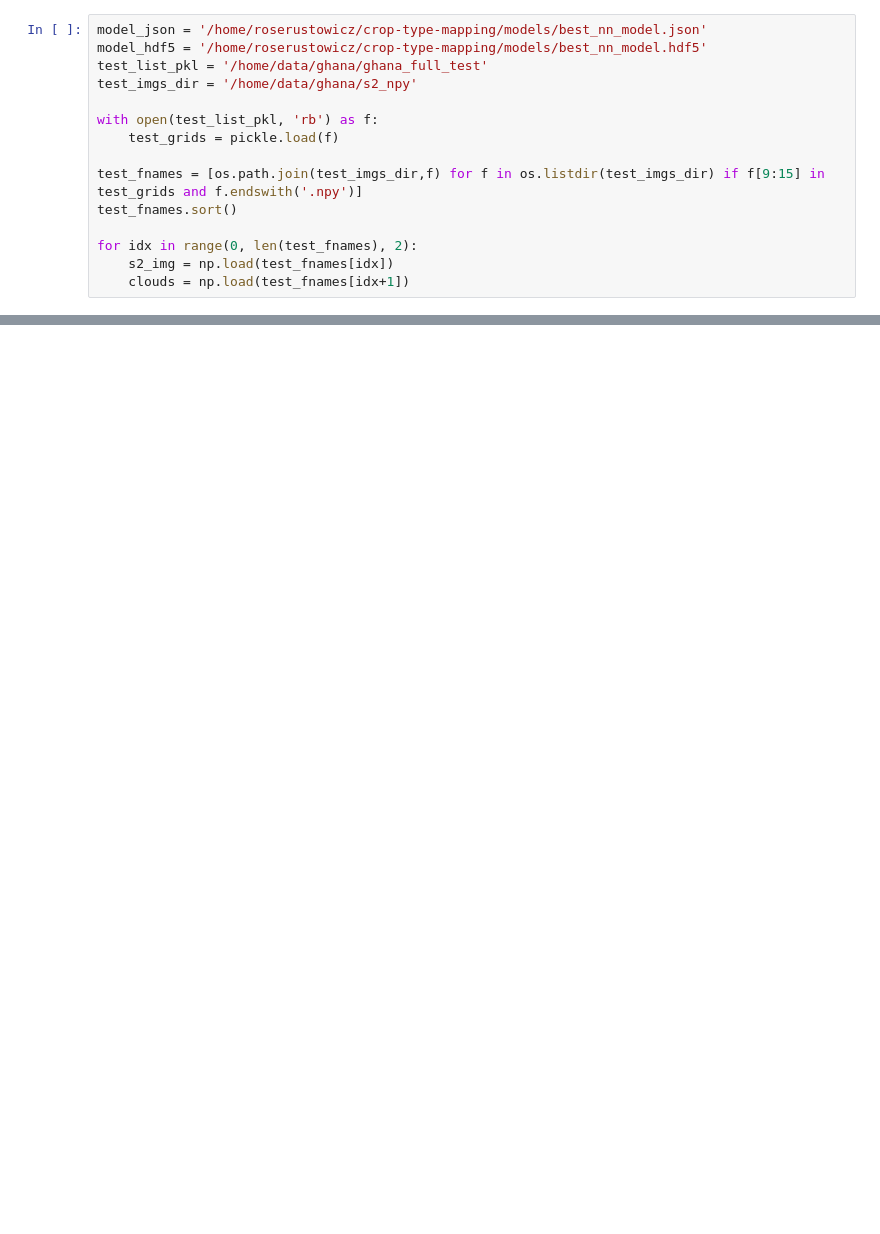
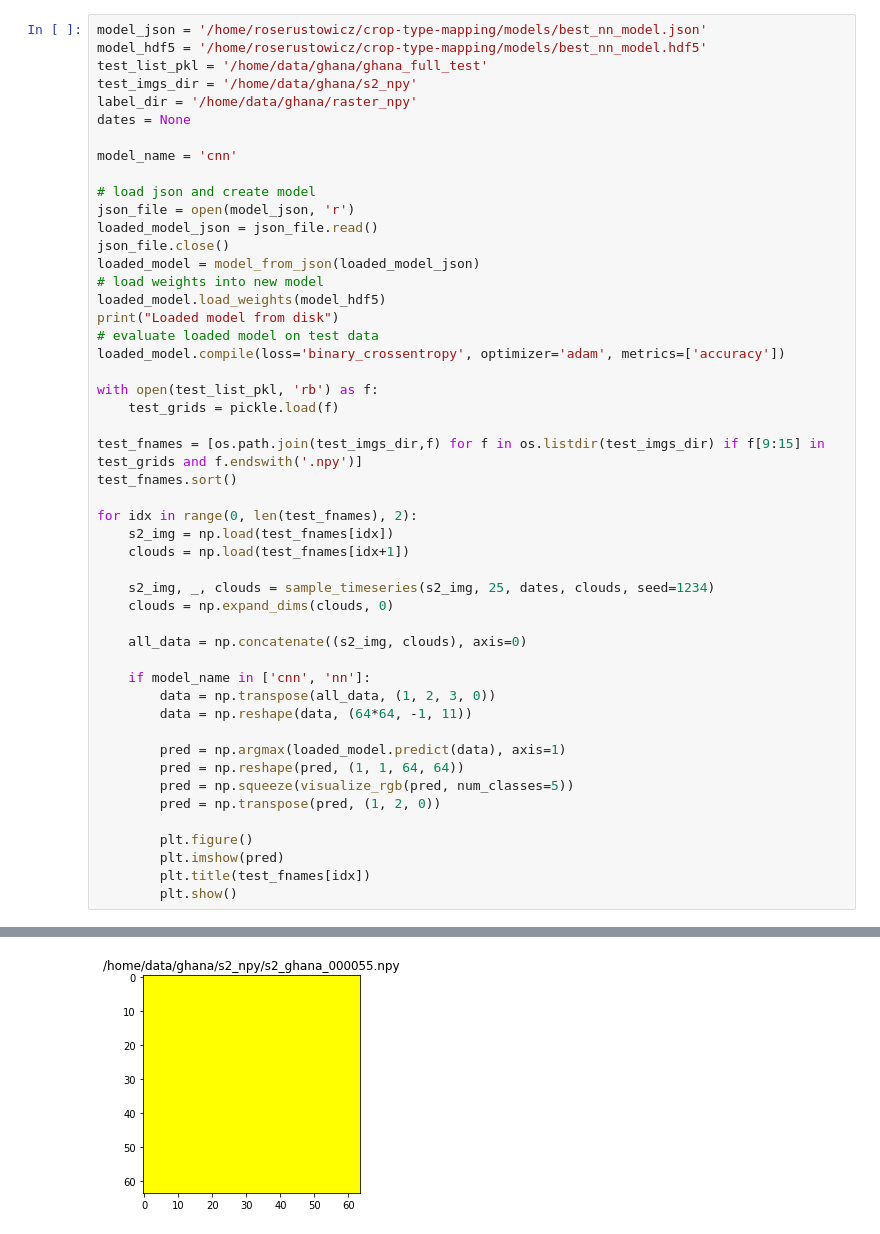
Before and after one commit to roserustowicz/crop-type-mapping, a Jupyter notebook: notebooks/show_test_results.ipynb, the cells around one changed output, grey strips where cells are left out. Cells and saved outputs as stored; diff of their text form; blank space fills up the shorter version.

```diff
--- a/notebooks/show_test_results.ipynb
+++ b/notebooks/show_test_results.ipynb
@@ -21,6 +30,21 @@ model_json = '/home/roserustowicz/crop-type-mapping/models/best_nn_model.json'
 model_hdf5 = '/home/roserustowicz/crop-type-mapping/models/best_nn_model.hdf5'
 test_list_pkl = '/home/data/ghana/ghana_full_test'
 test_imgs_dir = '/home/data/ghana/s2_npy'
+label_dir = '/home/data/ghana/raster_npy'
+dates = None
+
+model_name = 'cnn'
+
+# load json and create model
+json_file = open(model_json, 'r')
+loaded_model_json = json_file.read()
+json_file.close()
+loaded_model = model_from_json(loaded_model_json)
+# load weights into new model
+loaded_model.load_weights(model_hdf5)
+print("Loaded model from disk")
+# evaluate loaded model on test data
+loaded_model.compile(loss='binary_crossentropy', optimizer='adam', metrics=['accuracy'])
 
 with open(test_list_pkl, 'rb') as f:
     test_grids = pickle.load(f)
@@ -31,3 +55,23 @@ test_fnames.sort()
 for idx in range(0, len(test_fnames), 2):
     s2_img = np.load(test_fnames[idx])
     clouds = np.load(test_fnames[idx+1])
+
+    s2_img, _, clouds = sample_timeseries(s2_img, 25, dates, clouds, seed=1234)
+    clouds = np.expand_dims(clouds, 0)
+
+    all_data = np.concatenate((s2_img, clouds), axis=0)
+
+    if model_name in ['cnn', 'nn']:
+        data = np.transpose(all_data, (1, 2, 3, 0))
+        data = np.reshape(data, (64*64, -1, 11))
+
+        pred = np.argmax(loaded_model.predict(data), axis=1)
+        pred = np.reshape(pred, (1, 1, 64, 64))
+        pred = np.squeeze(visualize_rgb(pred, num_classes=5))
+        pred = np.transpose(pred, (1, 2, 0))
+
+        plt.figure()
+        plt.imshow(pred)
+        plt.title(test_fnames[idx])
+        plt.show()
+# %% [output]
@@ -33,0 +80 @@ for idx in range(0, len(test_fnames), 2):
+[figure, added]
```
Also changed, not shown: parts of 3 cells of this notebook, 1 other file.
